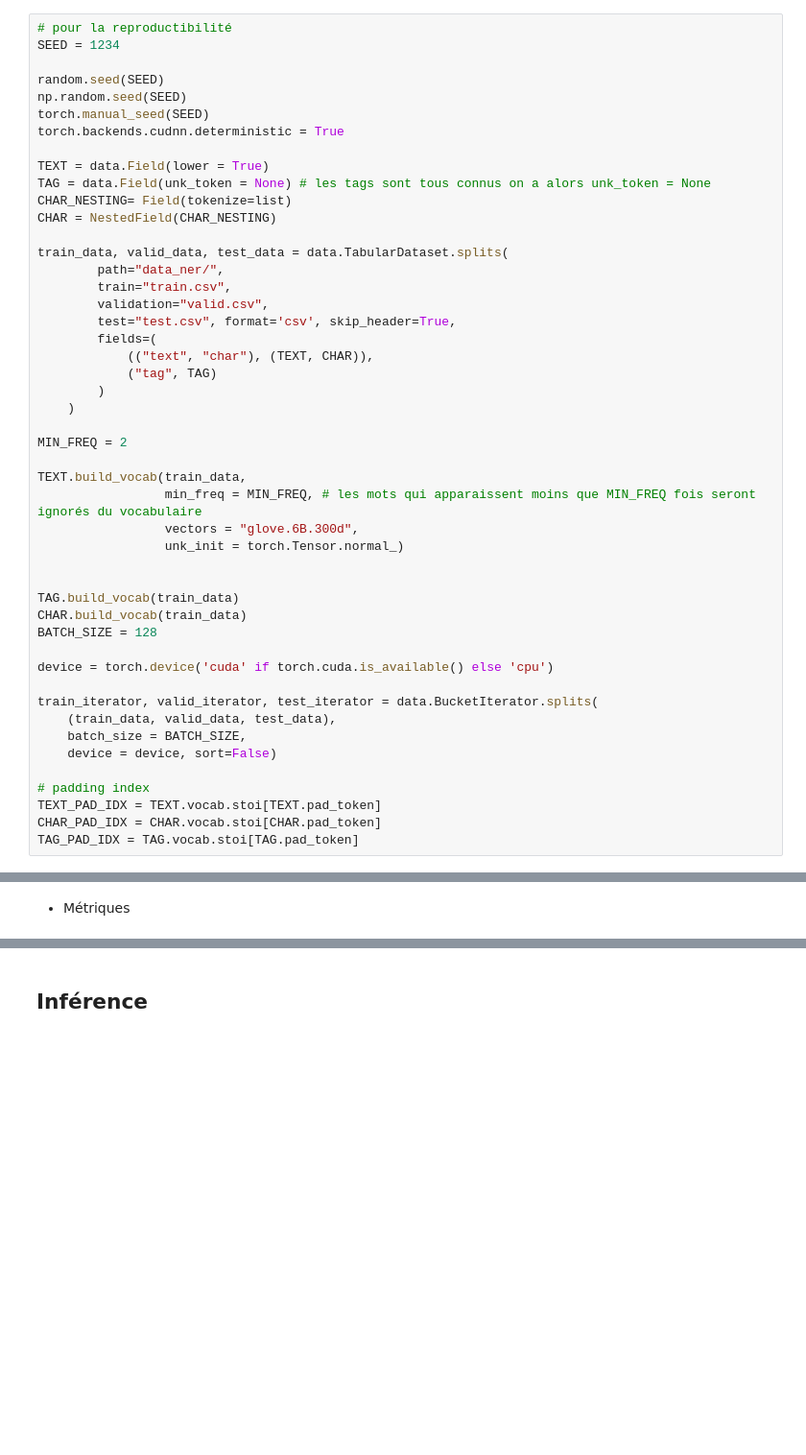
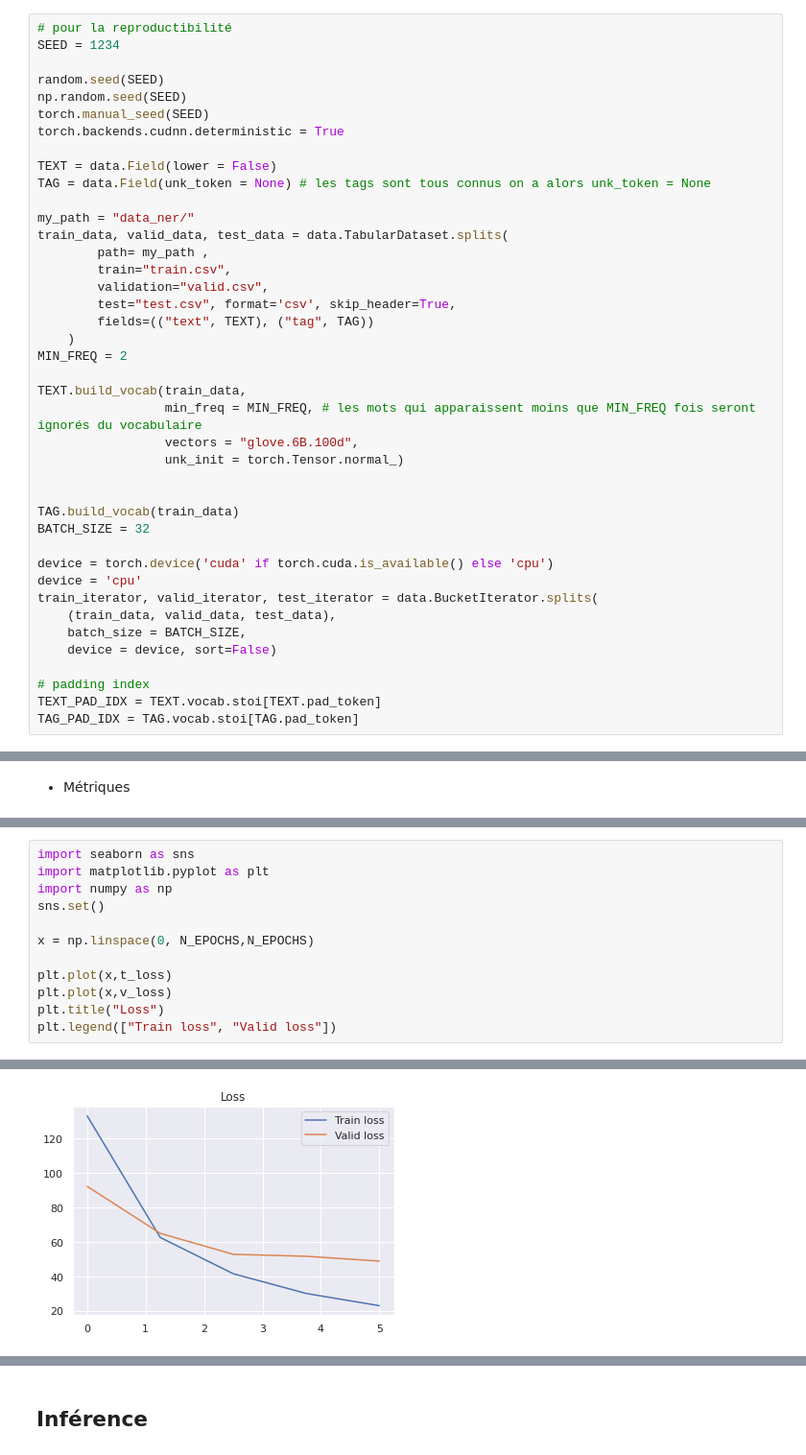
Before and after one commit to aminaghoul/NER-PyTorch, a Jupyter notebook: 3-CRF-NER.ipynb, the cells around one changed output, grey strips where cells are left out. Shown: that part at 96% size. Saved outputs shown, nothing was run; the diff lists cells and outputs as text; blank space fills up the shorter version.

```diff
--- a/3-CRF-NER.ipynb
+++ b/3-CRF-NER.ipynb
@@ -64,36 +44,30 @@ np.random.seed(SEED)
 torch.manual_seed(SEED)
 torch.backends.cudnn.deterministic = True
 
-TEXT = data.Field(lower = True)
+TEXT = data.Field(lower = False)
 TAG = data.Field(unk_token = None) # les tags sont tous connus on a alors unk_token = None
-CHAR_NESTING= Field(tokenize=list)
-CHAR = NestedField(CHAR_NESTING)
 
+my_path = "data_ner/"
 train_data, valid_data, test_data = data.TabularDataset.splits(
-        path="data_ner/",
+        path= my_path ,
         train="train.csv",
         validation="valid.csv",
         test="test.csv", format='csv', skip_header=True,
-        fields=(
-            (("text", "char"), (TEXT, CHAR)),
-            ("tag", TAG)
-        )
+        fields=(("text", TEXT), ("tag", TAG))
     )
-
 MIN_FREQ = 2
 
 TEXT.build_vocab(train_data,
                  min_freq = MIN_FREQ, # les mots qui apparaissent moins que MIN_FREQ fois seront ignorés du vocabulaire
-                 vectors = "glove.6B.300d",
+                 vectors = "glove.6B.100d",
                  unk_init = torch.Tensor.normal_)
 
 
 TAG.build_vocab(train_data)
-CHAR.build_vocab(train_data)
-BATCH_SIZE = 128
+BATCH_SIZE = 32
 
 device = torch.device('cuda' if torch.cuda.is_available() else 'cpu')
-
+device = 'cpu'
 train_iterator, valid_iterator, test_iterator = data.BucketIterator.splits(
     (train_data, valid_data, test_data),
     batch_size = BATCH_SIZE,
@@ -101,7 +75,6 @@ train_iterator, valid_iterator, test_iterator = data.BucketIterator.splits(
 
 # padding index
 TEXT_PAD_IDX = TEXT.vocab.stoi[TEXT.pad_token]
-CHAR_PAD_IDX = CHAR.vocab.stoi[CHAR.pad_token]
 TAG_PAD_IDX = TAG.vocab.stoi[TAG.pad_token]
 # %% [markdown]
 # Construire le modèle
@@ -533,0 +474,13 @@ Epoch: 26 | Epoch Time: 3m 6s
+# %%
+import seaborn as sns
+import matplotlib.pyplot as plt
+import numpy as np
+sns.set()
+
+x = np.linspace(0, N_EPOCHS,N_EPOCHS)
+
+plt.plot(x,t_loss)
+plt.plot(x,v_loss)
+plt.title("Loss")
+plt.legend(["Train loss", "Valid loss"])
+# %% [output]
@@ -533,0 +488 @@ Epoch: 26 | Epoch Time: 3m 6s
+[figure, added]
```
Also changed, not shown: parts of 22 cells of this notebook, 1 other file.
